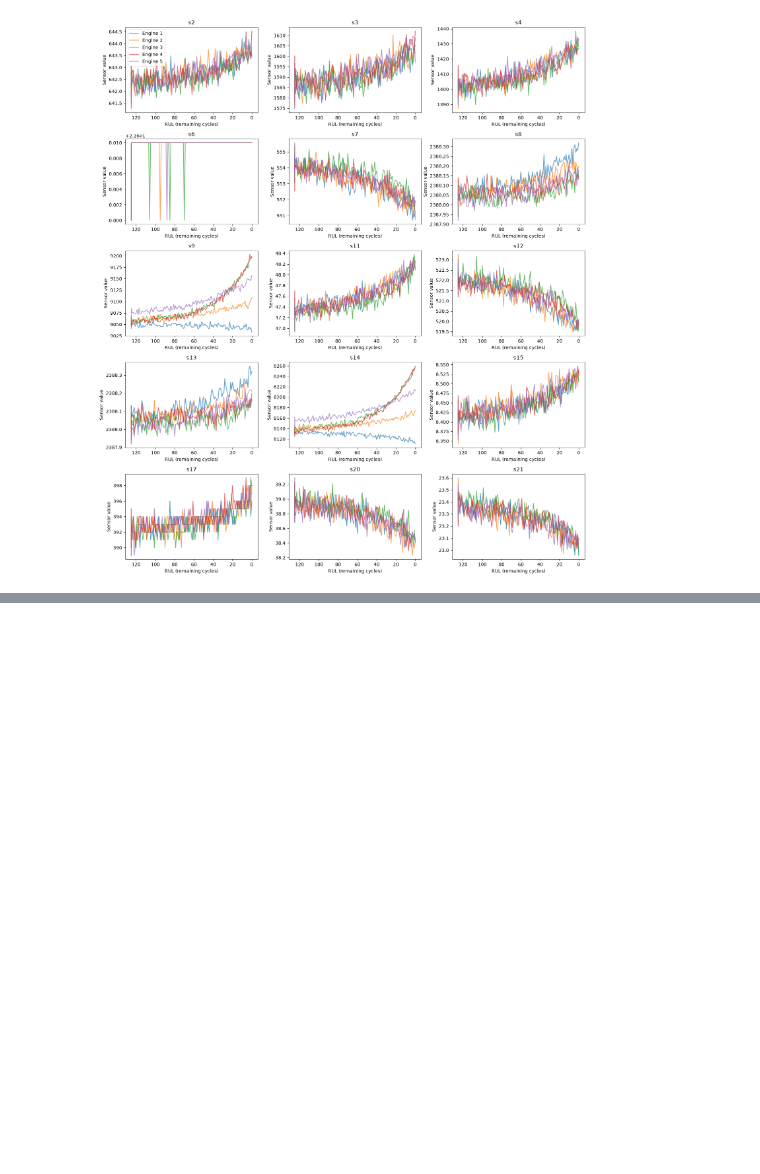
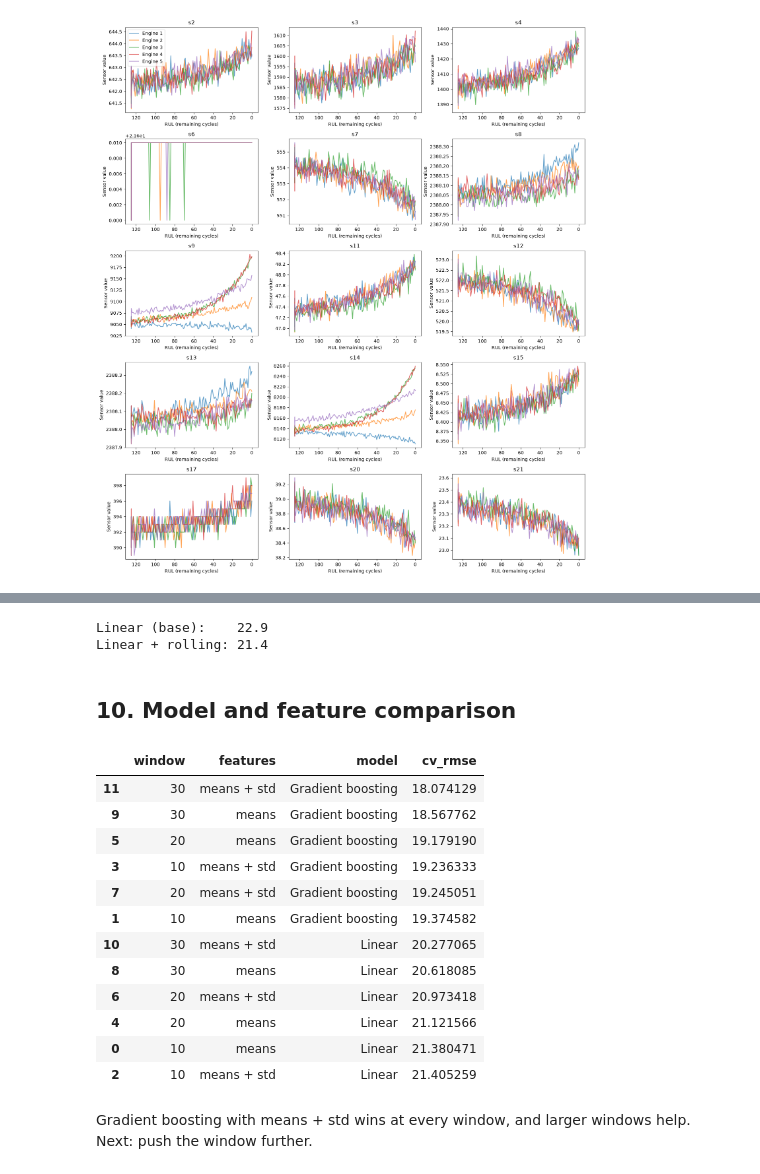
Before and after one commit to hamnasbh/fleet-maintenance-planner, a Jupyter notebook: notebooks/01_exploration.ipynb, the cells around one changed output, grey strips where cells are left out. Cells and saved outputs as stored; diff of their text form; code cells hidden in the pictures; blank space fills up the shorter version.

```diff
--- a/notebooks/01_exploration.ipynb
+++ b/notebooks/01_exploration.ipynb
@@ -93,6 +162,4 @@ print(features)
 # %%
-from sklearn.linear_model import LinearRegression
-
-model = LinearRegression()
-model.fit(train[features], train["RUL"])
+baseline = LinearRegression().fit(train[features], train["RUL"])
+_ = evaluate(baseline, test, features)
 # %% [output]
@@ -118,0 +190,48 @@ NASA score: 1145
+# %%
+def cv_rmse(model, df, feats):
+    scores = cross_val_score(
+        model, df[feats], df["RUL"],
+        groups=df["unit"], cv=GroupKFold(n_splits=5),
+        scoring="neg_root_mean_squared_error",
+    )
+    return -scores.mean()
+
+train_10 = add_rolling(train, features, 10)
+print(f"Linear (base):    {cv_rmse(LinearRegression(), train, features):.1f}")
+print(f"Linear + rolling: {cv_rmse(LinearRegression(), train_10, features + means + stds):.1f}")
+# %% [output]
+Linear (base):    22.9
+Linear + rolling: 21.4
+# %% [markdown]
+## 10. Model and feature comparison
+# %%
+models = {
+    "Linear": LinearRegression(),
+    "Gradient boosting": HistGradientBoostingRegressor(random_state=42),
+}
+
+results = []
+for window in [10, 20, 30]:
+    tr = add_rolling(train, features, window)
+    for feat_name, feats in [("means", features + means), ("means + std", features + means + stds)]:
+        for model_name, model in models.items():
+            results.append({"window": window, "features": feat_name, "model": model_name,
+                            "cv_rmse": cv_rmse(model, tr, feats)})
+
+pd.DataFrame(results).sort_values("cv_rmse")
+# %% [output]
+|  | window | features | model | cv_rmse |
+| 11 | 30 | means + std | Gradient boosting | 18.074129 |
+| 9 | 30 | means | Gradient boosting | 18.567762 |
+| 5 | 20 | means | Gradient boosting | 19.179190 |
+| 3 | 10 | means + std | Gradient boosting | 19.236333 |
+| 7 | 20 | means + std | Gradient boosting | 19.245051 |
+| 1 | 10 | means | Gradient boosting | 19.374582 |
+| 10 | 30 | means + std | Linear | 20.277065 |
+| 8 | 30 | means | Linear | 20.618085 |
+| 6 | 20 | means + std | Linear | 20.973418 |
+| 4 | 20 | means | Linear | 21.121566 |
+| 0 | 10 | means | Linear | 21.380471 |
+| 2 | 10 | means + std | Linear | 21.405259 |
+# %% [markdown]
+Gradient boosting with means + std wins at every window, and larger windows help. Next: push the window further.
```
Also changed, not shown: parts of 29 cells of this notebook.
